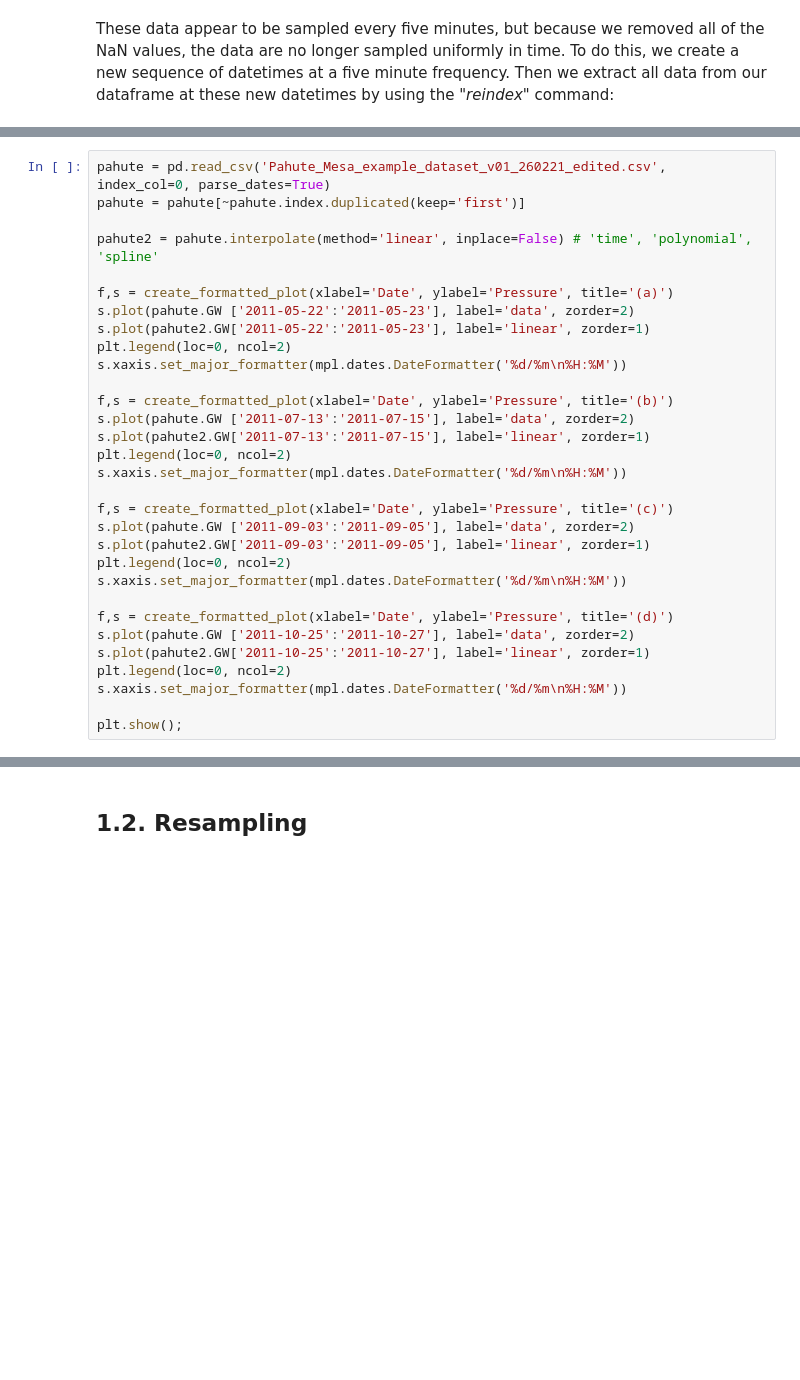
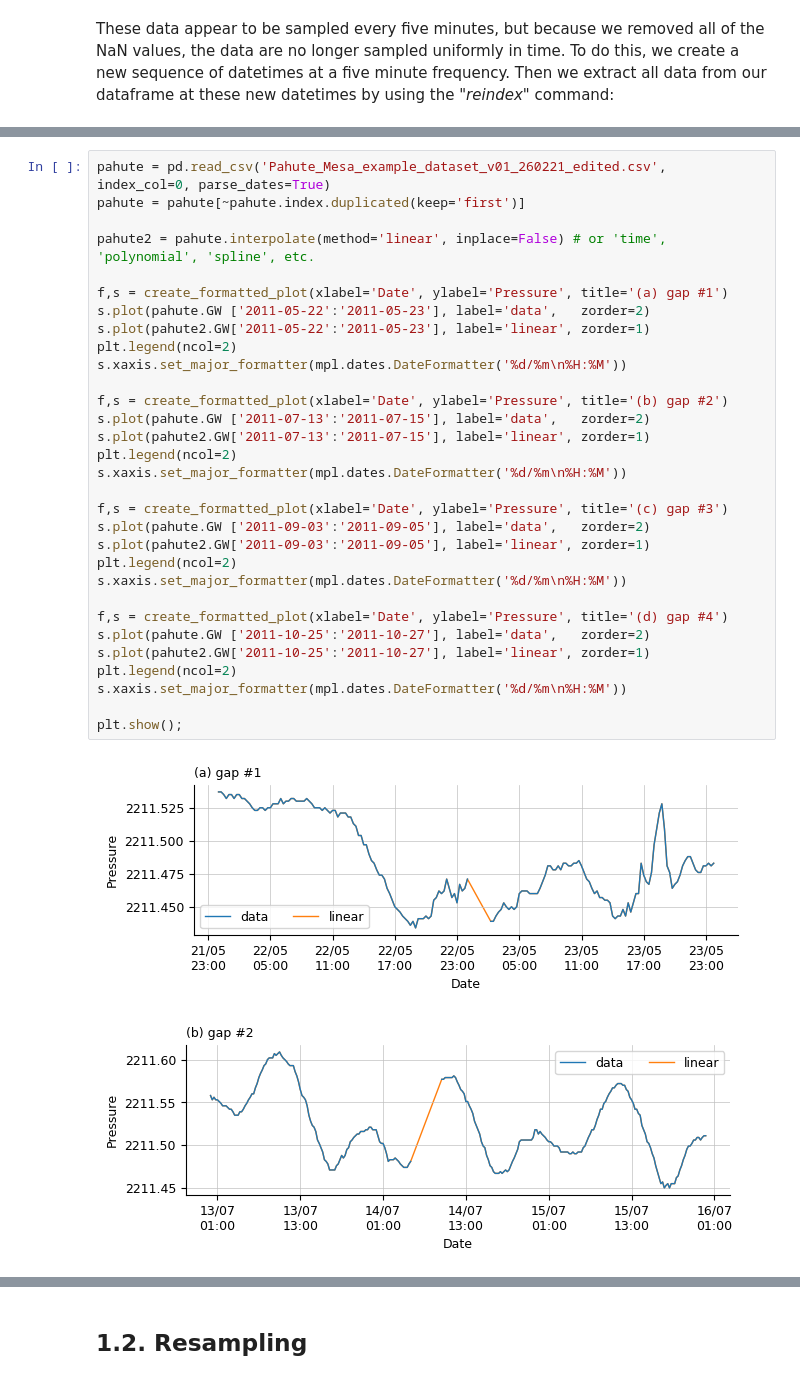
Before and after one commit to AustralianWaterSchool/PythonForHydrologyAndHydrogeology, a Jupyter notebook: Session2/Session2.ipynb, the cells around one changed output, grey strips where cells are left out. Cells and saved outputs as stored; diff of their text form; blank space fills up the shorter version.

```diff
--- a/Session2/Session2.ipynb
+++ b/Session2/Session2.ipynb
@@ -138,31 +218,34 @@ The simplest method of interpolation, and which I most commonly use, is linear i
 # %%
 pahute = pd.read_csv('Pahute_Mesa_example_dataset_v01_260221_edited.csv', index_col=0, parse_dates=True)
 pahute = pahute[~pahute.index.duplicated(keep='first')]
 
-pahute2 = pahute.interpolate(method='linear', inplace=False) # 'time', 'polynomial', 'spline'
+pahute2 = pahute.interpolate(method='linear', inplace=False) # or 'time', 'polynomial', 'spline', etc.
 
-f,s = create_formatted_plot(xlabel='Date', ylabel='Pressure', title='(a)')
-s.plot(pahute.GW ['2011-05-22':'2011-05-23'], label='data', zorder=2)
+f,s = create_formatted_plot(xlabel='Date', ylabel='Pressure', title='(a) gap #1')
+s.plot(pahute.GW ['2011-05-22':'2011-05-23'], label='data',   zorder=2)
 s.plot(pahute2.GW['2011-05-22':'2011-05-23'], label='linear', zorder=1)
-plt.legend(loc=0, ncol=2)
+plt.legend(ncol=2)
 s.xaxis.set_major_formatter(mpl.dates.DateFormatter('%d/%m\n%H:%M'))
 
-f,s = create_formatted_plot(xlabel='Date', ylabel='Pressure', title='(b)')
-s.plot(pahute.GW ['2011-07-13':'2011-07-15'], label='data', zorder=2)
+f,s = create_formatted_plot(xlabel='Date', ylabel='Pressure', title='(b) gap #2')
+s.plot(pahute.GW ['2011-07-13':'2011-07-15'], label='data',   zorder=2)
 s.plot(pahute2.GW['2011-07-13':'2011-07-15'], label='linear', zorder=1)
-plt.legend(loc=0, ncol=2)
+plt.legend(ncol=2)
 s.xaxis.set_major_formatter(mpl.dates.DateFormatter('%d/%m\n%H:%M'))
 
-f,s = create_formatted_plot(xlabel='Date', ylabel='Pressure', title='(c)')
-s.plot(pahute.GW ['2011-09-03':'2011-09-05'], label='data', zorder=2)
+f,s = create_formatted_plot(xlabel='Date', ylabel='Pressure', title='(c) gap #3')
+s.plot(pahute.GW ['2011-09-03':'2011-09-05'], label='data',   zorder=2)
 s.plot(pahute2.GW['2011-09-03':'2011-09-05'], label='linear', zorder=1)
-plt.legend(loc=0, ncol=2)
+plt.legend(ncol=2)
 s.xaxis.set_major_formatter(mpl.dates.DateFormatter('%d/%m\n%H:%M'))
 
-f,s = create_formatted_plot(xlabel='Date', ylabel='Pressure', title='(d)')
-s.plot(pahute.GW ['2011-10-25':'2011-10-27'], label='data', zorder=2)
+f,s = create_formatted_plot(xlabel='Date', ylabel='Pressure', title='(d) gap #4')
+s.plot(pahute.GW ['2011-10-25':'2011-10-27'], label='data',   zorder=2)
 s.plot(pahute2.GW['2011-10-25':'2011-10-27'], label='linear', zorder=1)
-plt.legend(loc=0, ncol=2)
+plt.legend(ncol=2)
 s.xaxis.set_major_formatter(mpl.dates.DateFormatter('%d/%m\n%H:%M'))
 
 plt.show();
+# %% [output]
+[figure, added]
+[figure, added]
```
Also changed, not shown: parts of 51 cells of this notebook.
